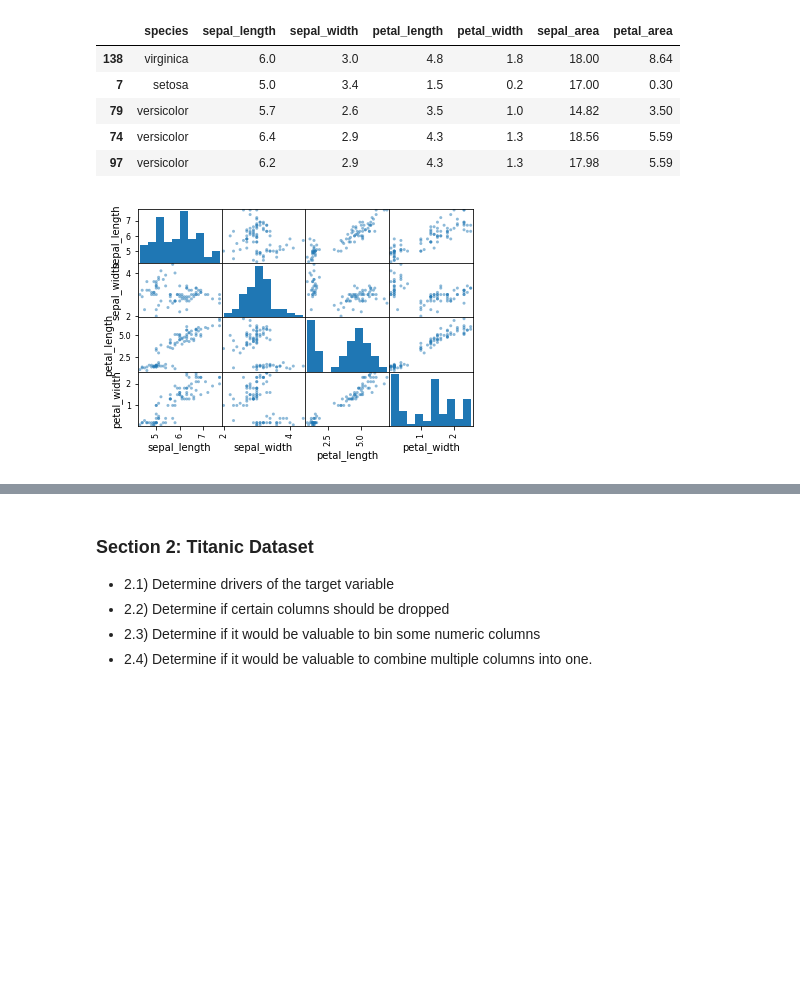
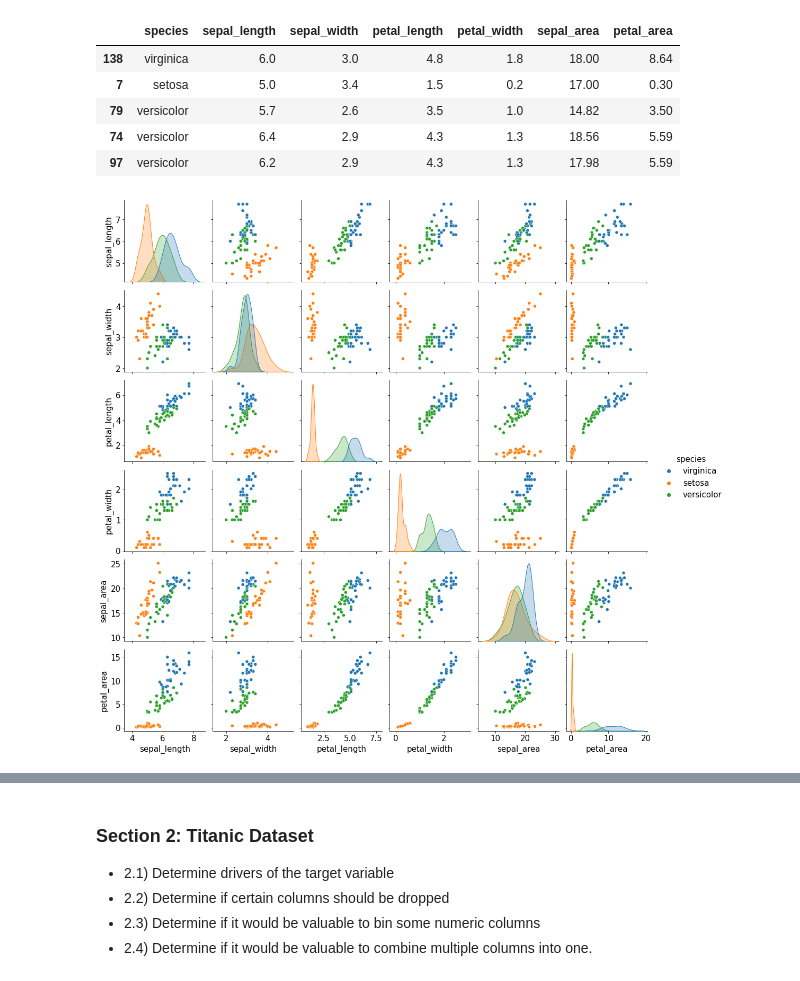
Before and after one commit to nicholas-dougherty/classification-exercises, a Jupyter notebook: classification_exercises.ipynb, the cells around one changed output, grey strips where cells are left out. Cells and saved outputs as stored; diff of their text form; code cells hidden in the pictures; blank space fills up the shorter version.

```diff
--- a/classification_exercises.ipynb
+++ b/classification_exercises.ipynb
@@ -661,7 +824,7 @@ train.head()
 | 74 | versicolor | 6.4 | 2.9 | 4.3 | 1.3 | 18.56 | 5.59 |
 | 97 | versicolor | 6.2 | 2.9 | 4.3 | 1.3 | 17.98 | 5.59 |
 # %%
-pd.plotting.scatter_matrix(train)
+sns.pairplot(train, hue='species')
 plt.show()
 # %% [output]
-[figure, old version]
+[figure, new version]
```
Also changed, not shown: parts of 27 cells of this notebook, 1 other file.
